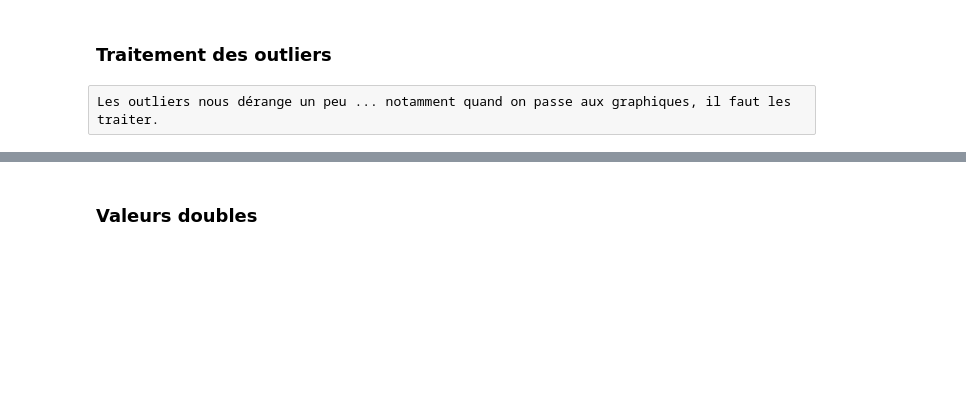
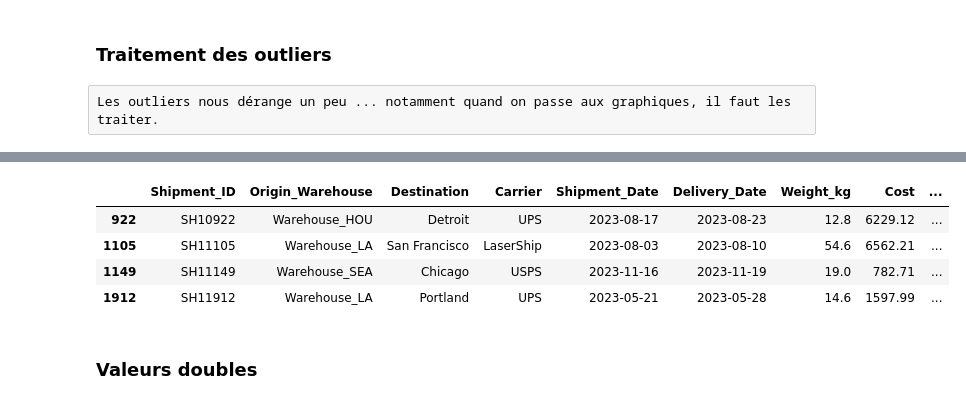
Before and after one commit to Flotauv/US-logistic-assets, a Jupyter notebook: project.ipynb, the cells around one changed output, grey strips where cells are left out. Cells and saved outputs as stored; diff of their text form; code cells hidden in the pictures; blank space fills up the shorter version.

```diff
--- a/project.ipynb
+++ b/project.ipynb
@@ -168,0 +180,7 @@ Les outliers nous dérange un peu ... notamment quand on passe aux graphiques, i
+# %%
+def return_outliers_IQR(data,column):
+    Q1 = data[column].quantile(0.25)
+    Q3 = data[column].quantile(0.75)
+    IQR = Q3-Q1
+    data = data[(data[column] < Q1 - 1.5*IQR) | (data[column] > Q3 + 1.5*IQR)]
+    return data
@@ -169,3 +210,12 @@ Les outliers nous dérange un peu ... notamment quand on passe aux graphiques, i
+# %%
+df_outliers = return_outliers_IQR(df,'Cost')
+df_outliers
+# %% [output]
+|  | Shipment_ID | Origin_Warehouse | Destination | Carrier | Shipment_Date | Delivery_Date | Weight_kg | Cost | ... |
+| 922 | SH10922 | Warehouse_HOU | Detroit | UPS | 2023-08-17 | 2023-08-23 | 12.8 | 6229.12 | ... |
+| 1105 | SH11105 | Warehouse_LA | San Francisco | LaserShip | 2023-08-03 | 2023-08-10 | 54.6 | 6562.21 | ... |
+| 1149 | SH11149 | Warehouse_SEA | Chicago | USPS | 2023-11-16 | 2023-11-19 | 19.0 | 782.71 | ... |
+| 1912 | SH11912 | Warehouse_LA | Portland | UPS | 2023-05-21 | 2023-05-28 | 14.6 | 1597.99 | ... |
 # %% [markdown]
 ### Valeurs doubles
 # %% [raw]
```
Also changed, not shown: parts of 18 cells of this notebook.
